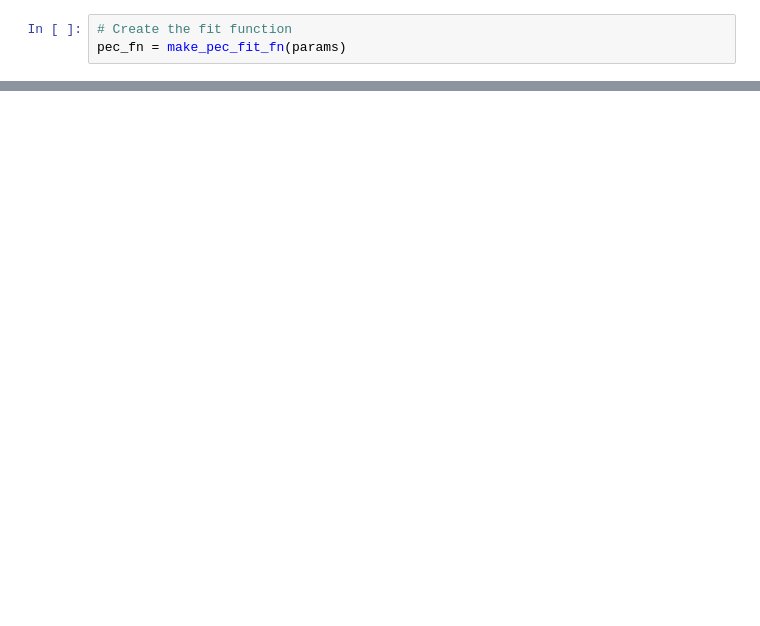
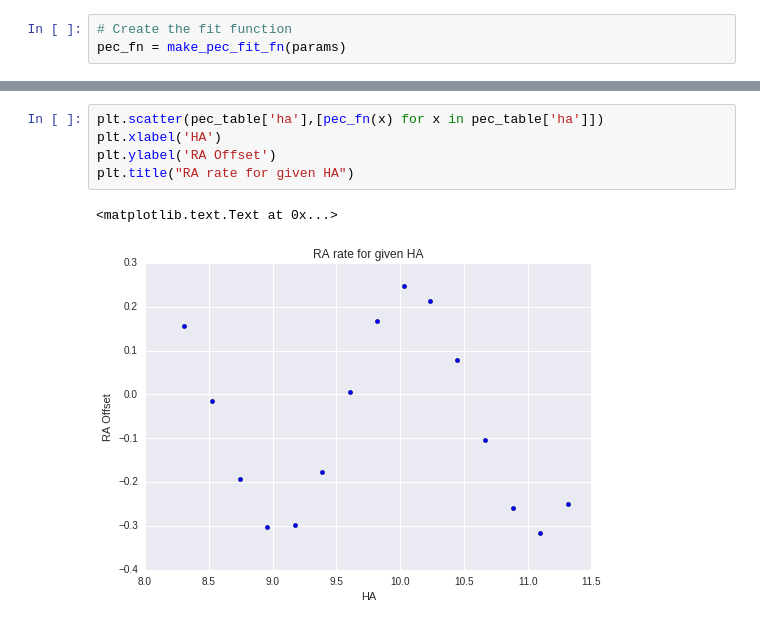
Before and after one commit to panoptes/POCS, a Jupyter notebook: examples/notebooks/Load PEC.ipynb, the cells around one changed output, grey strips where cells are left out. Saved outputs shown, nothing was run; the diff lists cells and outputs as text; blank space fills up the shorter version.

```diff
--- a/examples/notebooks/Load PEC.ipynb
+++ b/examples/notebooks/Load PEC.ipynb
@@ -82,0 +85,8 @@ plt.title("RA [as] offset for given HA")
+# %%
+plt.scatter(pec_table['ha'],[pec_fn(x) for x in pec_table['ha']])
+plt.xlabel('HA')
+plt.ylabel('RA Offset')
+plt.title("RA rate for given HA")
+# %% [output]
+<matplotlib.text.Text at 0x...>
+[figure, added]
```
Also changed, not shown: parts of 5 cells of this notebook, 1 other file.
